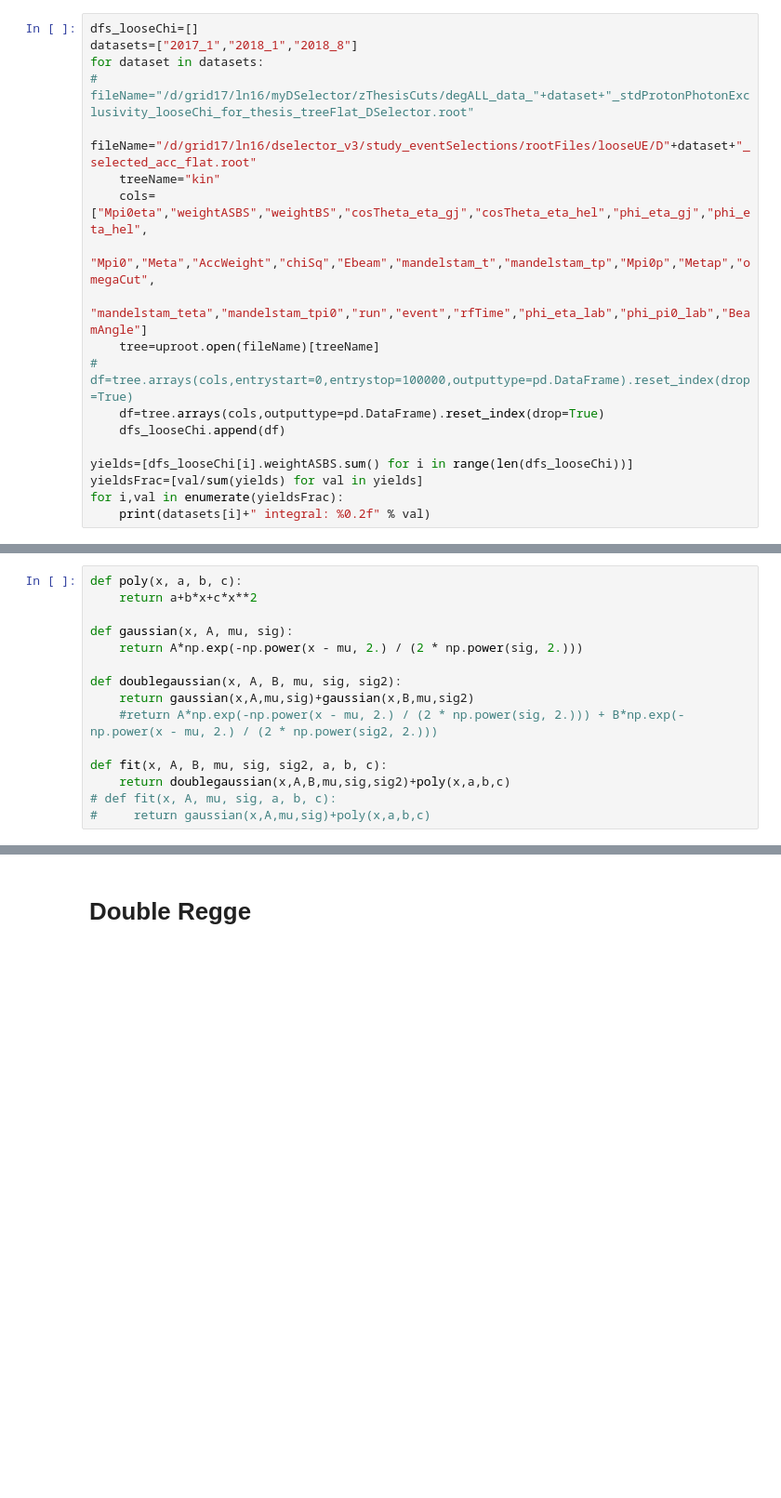
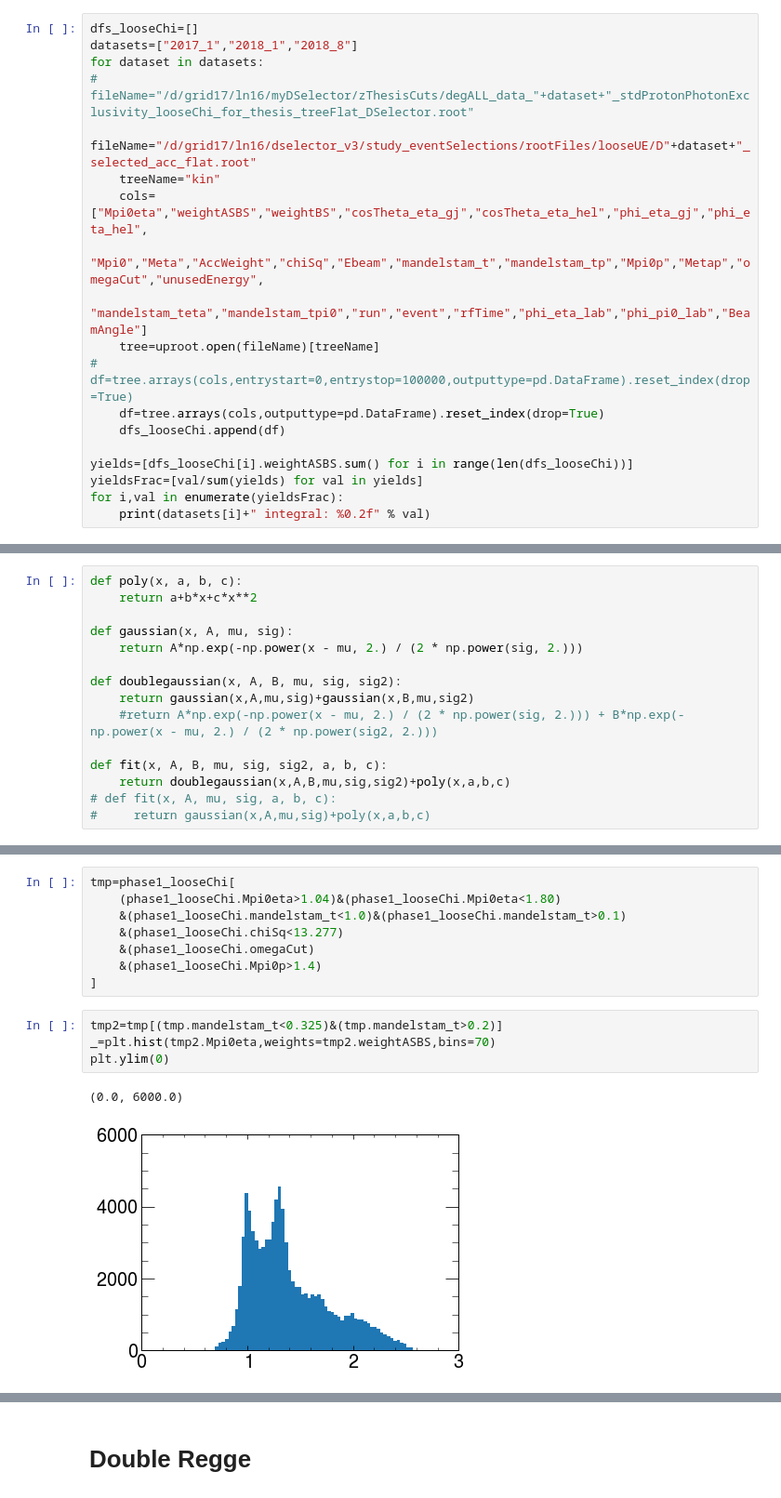
Before and after one commit to lan13005/EtaPi-Analysis, a Jupyter notebook: study_eventSelections/event_selection.ipynb, the cells around one changed output, grey strips where cells are left out. Shown at 93% size. Saved outputs shown, nothing was run; the diff lists cells and outputs as text; blank space fills up the shorter version.

```diff
--- a/study_eventSelections/event_selection.ipynb
+++ b/study_eventSelections/event_selection.ipynb
@@ -558,7 +558,7 @@ for dataset in datasets:
     fileName="/d/grid17/ln16/dselector_v3/study_eventSelections/rootFiles/looseUE/D"+dataset+"_selected_acc_flat.root"
     treeName="kin"
     cols=["Mpi0eta","weightASBS","weightBS","cosTheta_eta_gj","cosTheta_eta_hel","phi_eta_gj","phi_eta_hel",
-          "Mpi0","Meta","AccWeight","chiSq","Ebeam","mandelstam_t","mandelstam_tp","Mpi0p","Metap","omegaCut",
+          "Mpi0","Meta","AccWeight","chiSq","Ebeam","mandelstam_t","mandelstam_tp","Mpi0p","Metap","omegaCut","unusedEnergy",
          "mandelstam_teta","mandelstam_tpi0","run","event","rfTime","phi_eta_lab","phi_pi0_lab","BeamAngle"]
     tree=uproot.open(fileName)[treeName]
 #     df=tree.arrays(cols,entrystart=0,entrystop=100000,outputtype=pd.DataFrame).reset_index(drop=True)
@@ -1047,0 +1054,15 @@ makeSignificancePlot(2,significances2,chiSqThresholds[::-1])
+# %%
+tmp=phase1_looseChi[
+    (phase1_looseChi.Mpi0eta>1.04)&(phase1_looseChi.Mpi0eta<1.80)
+    &(phase1_looseChi.mandelstam_t<1.0)&(phase1_looseChi.mandelstam_t>0.1)
+    &(phase1_looseChi.chiSq<13.277)
+    &(phase1_looseChi.omegaCut)
+    &(phase1_looseChi.Mpi0p>1.4)
+]
+# %%
+tmp2=tmp[(tmp.mandelstam_t<0.325)&(tmp.mandelstam_t>0.2)]
+_=plt.hist(tmp2.Mpi0eta,weights=tmp2.weightASBS,bins=70)
+plt.ylim(0)
+# %% [output]
+(0.0, 6000.0)
+[figure, added]
```
Also changed, not shown: parts of 6 cells of this notebook, 23 other files.
